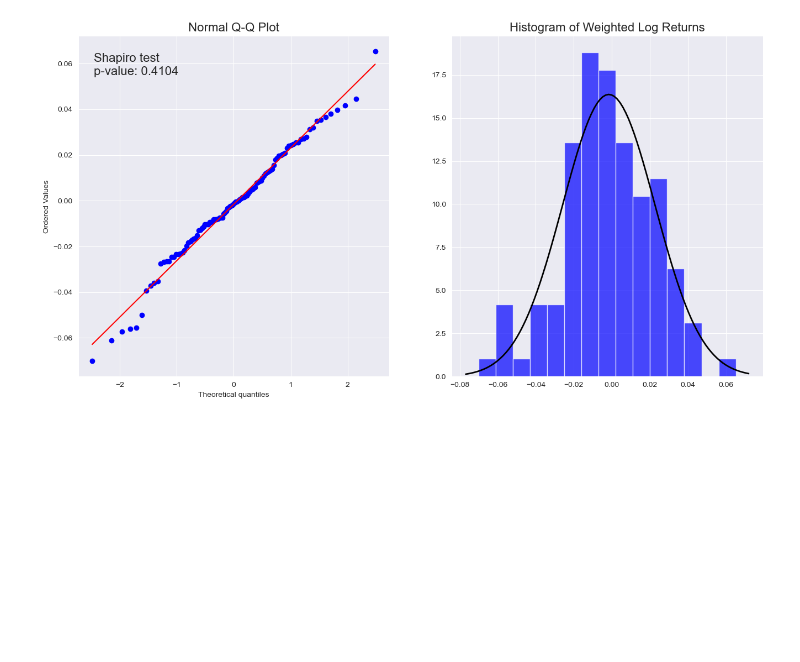
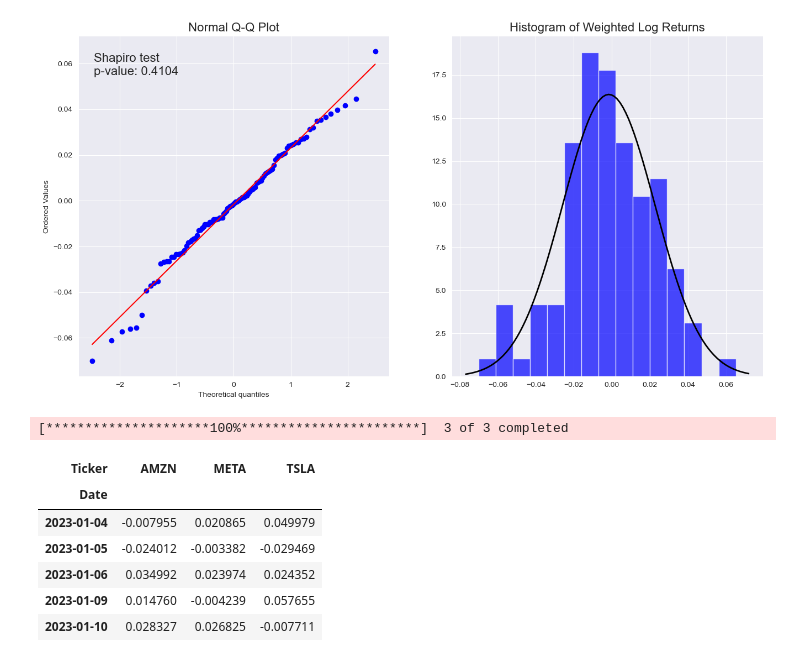
Before and after one commit to baner175/quant_finance_project, a Jupyter notebook: mini_project_2.ipynb, the cells around one changed output. Cells and saved outputs as stored; diff of their text form; code cells hidden in the pictures; blank space fills up the shorter version.

```diff
--- a/mini_project_2.ipynb
+++ b/mini_project_2.ipynb
@@ -190,3 +184,21 @@ plt.plot(x, p, 'k', linewidth=2)
 # %% [output]
 [<matplotlib.lines.Line2D at 0x...>]
 [figure]
+# %%
+new_tickers = ['TSLA', 'AMZN', 'META']
+end_date = dt.datetime(2023, 12, 31); start_date = end_date - dt.timedelta(days=1*365)
+new_data = yf.download(new_tickers, start=start_date, end=end_date)
+new_stock = new_data['Close']
+
+log_returns = np.log(new_stock/new_stock.shift(1))
+log_returns.dropna(inplace = True)
+log_returns.head()
+# %% [output]
+[*********************100%***********************]  3 of 3 completed
+| Ticker | AMZN | META | TSLA |
+| Date |  |  |  |
+| 2023-01-04 | -0.007955 | 0.020865 | 0.049979 |
+| 2023-01-05 | -0.024012 | -0.003382 | -0.029469 |
+| 2023-01-06 | 0.034992 | 0.023974 | 0.024352 |
+| 2023-01-09 | 0.014760 | -0.004239 | 0.057655 |
+| 2023-01-10 | 0.028327 | 0.026825 | -0.007711 |
```
Also changed, not shown: parts of 5 cells of this notebook.
